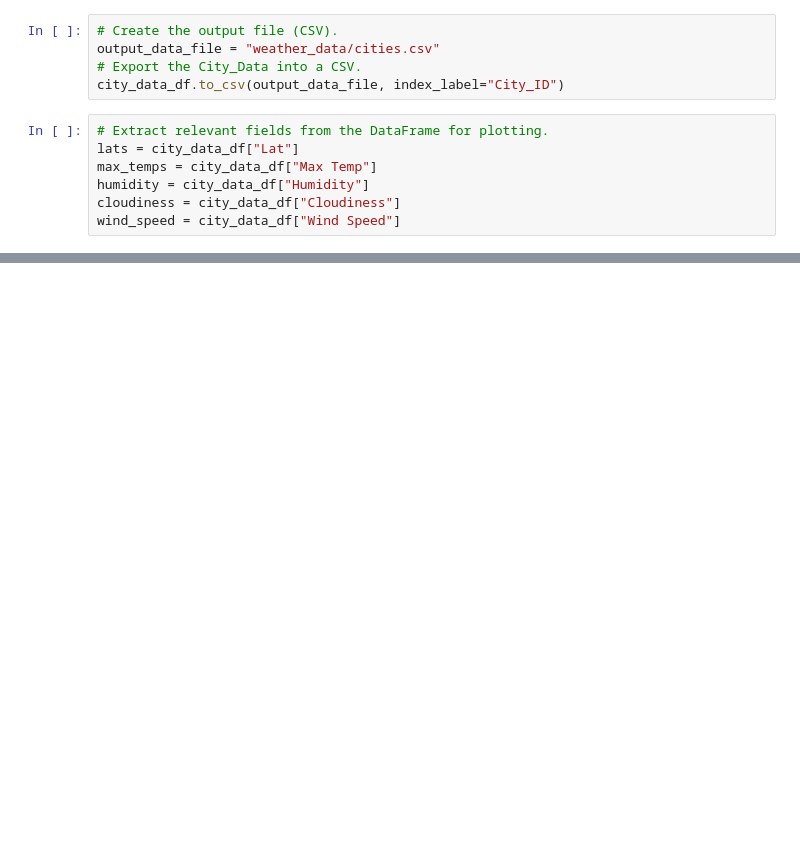
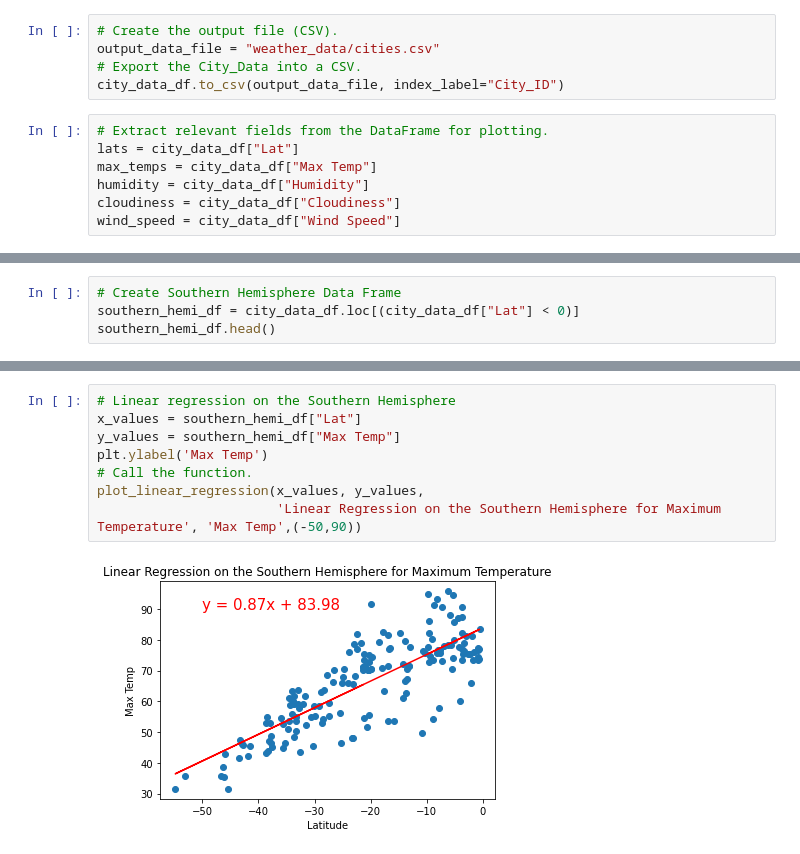
Before and after one commit to CPotts82/World_Weather_Analysis, a Jupyter notebook: WeatherPy.ipynb, the cells around one changed output, grey strips where cells are left out. Saved outputs shown, nothing was run; the diff lists cells and outputs as text; blank space fills up the shorter version.

```diff
--- a/WeatherPy.ipynb
+++ b/WeatherPy.ipynb
@@ -271,0 +335,4 @@ plt.show()
+# %%
+# Create Southern Hemisphere Data Frame
+southern_hemi_df = city_data_df.loc[(city_data_df["Lat"] < 0)]
+southern_hemi_df.head()
@@ -271,0 +356,10 @@ plt.show()
+# %%
+# Linear regression on the Southern Hemisphere
+x_values = southern_hemi_df["Lat"]
+y_values = southern_hemi_df["Max Temp"]
+plt.ylabel('Max Temp')
+# Call the function.
+plot_linear_regression(x_values, y_values,
+                       'Linear Regression on the Southern Hemisphere for Maximum Temperature', 'Max Temp',(-50,90))
+# %% [output]
+[figure, added]
```
Also changed, not shown: parts of 22 cells of this notebook.
